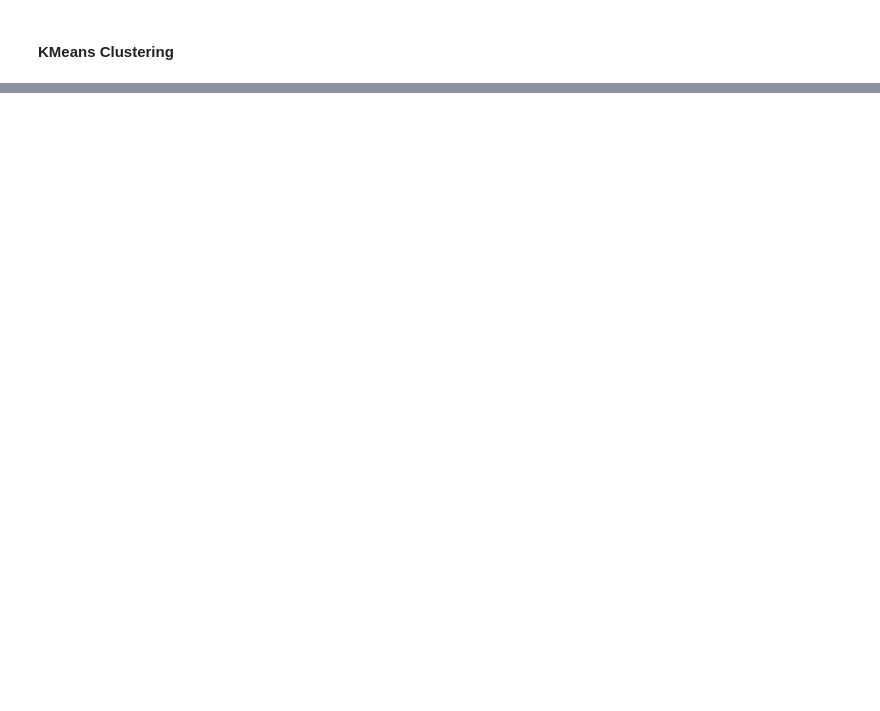
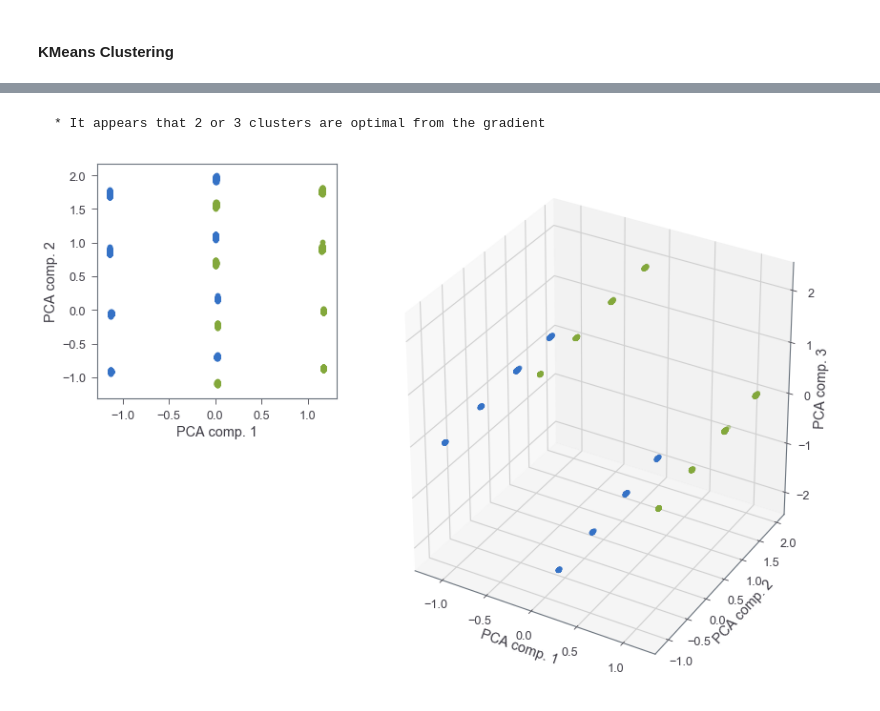
Before and after one commit to sameervk/Unsupervised_ML_of_Z_boson_decay, a Jupyter notebook: Zee-decay_experimental_v1.ipynb, the cells around one changed output, grey strips where cells are left out. Saved outputs shown, nothing was run; the diff lists cells and outputs as text; code cells hidden in the pictures; blank space fills up the shorter version.

```diff
--- a/Zee-decay_experimental_v1.ipynb
+++ b/Zee-decay_experimental_v1.ipynb
@@ -328,0 +470,8 @@ cv = KFold(n_splits=10, random_state=randomseed)
+# %% [markdown]
+    * It appears that 2 or 3 clusters are optimal from the gradient
+# %%
+# 2 clusters
+plot_func(data = scaled_traindata,
+          predicted_values=KMeans(n_clusters=2).fit_predict(scaled_traindata), figsize=(12,8))
+# %% [output]
+[figure, added]
```
Also changed, not shown: parts of 117 cells of this notebook.
